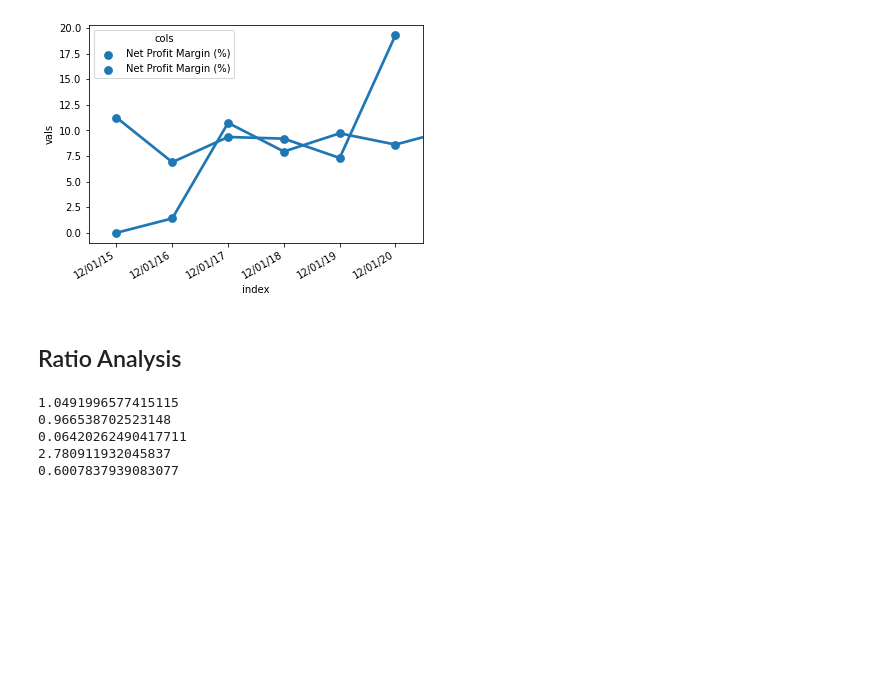
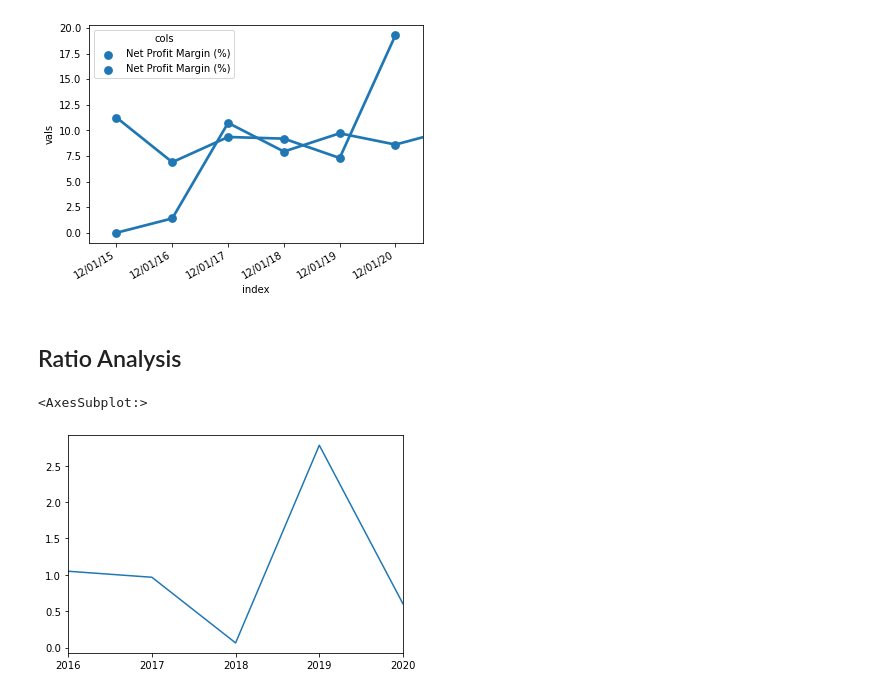
Before and after one commit to someonealive0/deepaudit, a Jupyter notebook: COMP3850.ipynb, the cells around one changed output. Cells and saved outputs as stored; diff of their text form; code cells hidden in the pictures; blank space fills up the shorter version.

Commit message:
Improved calcs

```diff
--- a/COMP3850.ipynb
+++ b/COMP3850.ipynb
@@ -227,22 +228,21 @@ g2.set_xticklabels(g2.get_xticklabels(), rotation=30, ha='right')
 ## Ratio Analysis
 # %%
 def calc_DSRI(company):
+    res = {}
     days_receivables = company['Ratio Analysis']['Days Receivables']
     for row in range(1, len(days_receivables)):
         t1 = days_receivables.iloc[row]
         t0 = days_receivables.iloc[row-1]
 
         if t1 != 0 and t0 != 0:
-            print(t1/t0)
+            res[days_receivables.index[row]] = t1/t0
         else:
-            print('N/A')
+            res[days_receivables.index[row]] = np.nan
+    return pd.Series(res)
 # %%
-calc_DSRI(workbooks_separated['ADH']['HY'])
+calc_DSRI(workbooks_separated['ADH']['HY']).plot()
 # %% [output]
-1.0491996577415115
-0.966538702523148
-0.06420262490417711
-2.780911932045837
-0.6007837939083077
+<AxesSubplot:>
+[figure, added]
 # %%
 def calc_TATA(company):
```
Also changed, not shown: parts of 3 cells of this notebook.
